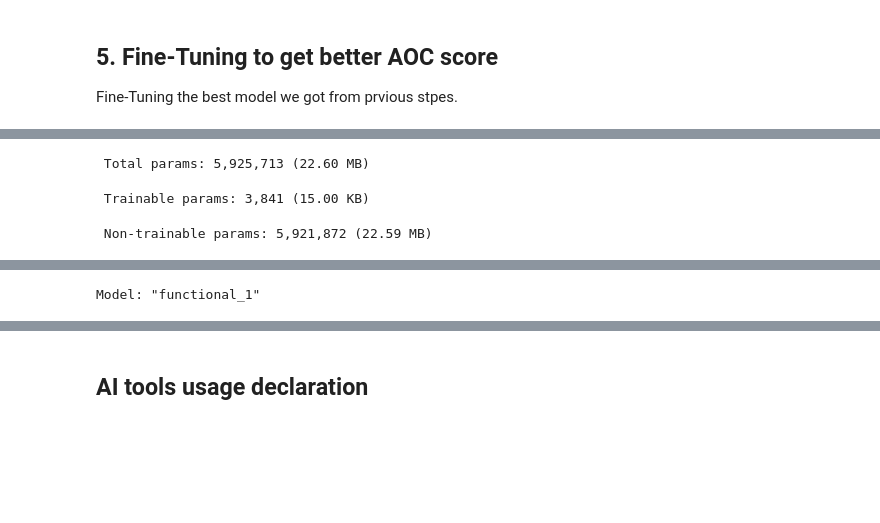
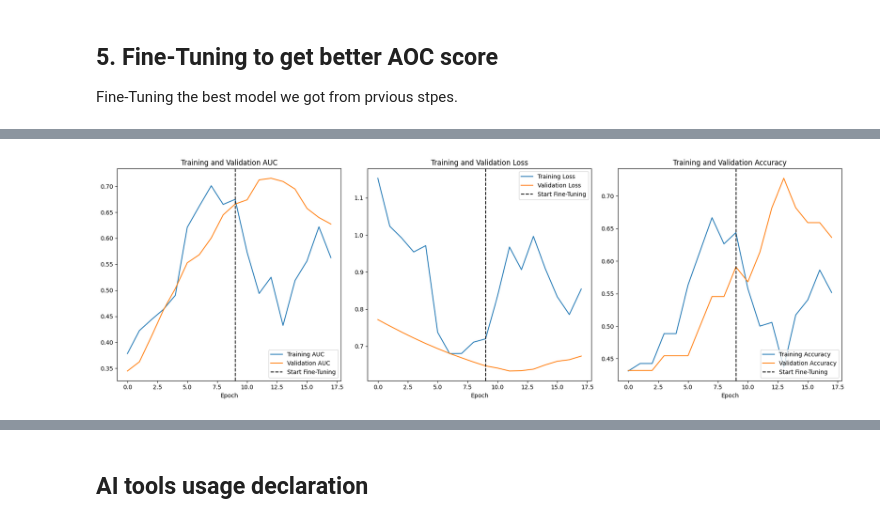
Before and after one commit to RockDeng110/Histopathologic-Cancer-Detection-Kaggle, a Jupyter notebook: histopathologic_cancer_detection.ipynb, the cells around one changed output, grey strips where cells are left out. Drawn from its saved outputs; the diff is of its cells as text; code cells hidden in the pictures; blank space fills up the shorter version.

```diff
--- a/histopathologic_cancer_detection.ipynb
+++ b/histopathologic_cancer_detection.ipynb
@@ -779,38 +817,43 @@ FINE_TUNE_LAYERS_PERCENTAGE = 0.2 # 解冻主干网络顶部 20% 的层
 
 
 # 3. 构建数据增强和模型
-model, base_model = build_model(best_model_name, augmentation_model)
-model.summary()
+# model, base_model = build_model(best_model_name, augmentation_model)
+# model.summary()
 
-# 4. 定义回调 (用于两个阶段)
-callbacks = [
-    # 监控 val_auc，耐心设为 5
-    keras.callbacks.EarlyStopping(
-        monitor='val_auc',
-        patience=5, # 两个阶段共用
-        mode='max',
-        restore_best_weights=True
-    ),
-    # 学习率调度器在精调阶段非常有用
-    keras.callbacks.ReduceLROnPlateau(
-        monitor='val_auc',
-        factor=0.2,
-        patience=2,
-        mode='max',
-        min_lr=1e-7 # 确保学习率不会降得太低
-    )
-]
+# # 4. 定义回调 (用于两个阶段)
+# callbacks = [
+#     # 监控 val_auc，耐心设为 5
+#     keras.callbacks.EarlyStopping(
+#         monitor='val_auc',
+#         patience=5, # 两个阶段共用
+#         mode='max',
+#         restore_best_weights=True
+#     ),
+#     # 学习率调度器在精调阶段非常有用
+#     keras.callbacks.ReduceLROnPlateau(
+#         monitor='val_auc',
+#         factor=0.2,
+#         patience=2,
+#         mode='max',
+#         min_lr=1e-7 # 确保学习率不会降得太低
+#     )
+# ]
 
-# --- 阶段 1: 特征提取 (训练头部) ---
+# # --- 阶段 1: 特征提取 (训练头部) ---
+# print(f"\n--- Phase 1: Training Head (Frozen Base) for {INITIAL_EPOCHS} epochs ---")
+# history_phase1 = model.fit(
+#     train_dataset,
+#     epochs=INITIAL_EPOCHS,
+#     validation_data=val_dataset,
+#     callbacks=callbacks,
+#     verbose=1
+# )
+
+# best_val_auc_phase1 = max(history_phase1.history['val_auc'])
+# print(f"--- Best Validation AUC after Phase 1: {best_val_auc_phase1:.5f} ---")
+
 print(f"\n--- Phase 1: Training Head (Frozen Base) for {INITIAL_EPOCHS} epochs ---")
-history_phase1 = model.fit(
-    train_dataset,
-    epochs=INITIAL_EPOCHS,
-    validation_data=val_dataset,
-    callbacks=callbacks,
-    verbose=1
-)
-
+history_phase1 = best_model_history
 best_val_auc_phase1 = max(history_phase1.history['val_auc'])
 print(f"--- Best Validation AUC after Phase 1: {best_val_auc_phase1:.5f} ---")
 
@@ -819,11 +862,11 @@ print(f"\n--- Phase 2: Fine-Tuning (Unfrozen Base) for {FINE_TUNE_EPOCHS} epochs
 # 1. 解冻主干网络
 # **修改**: 直接使用我们保存的 base_model 引用
 # 不再需要 model.get_layer()
-print(f"Unfreezing base model: {base_model.name}")
-base_model.trainable = True
+print(f"Unfreezing base model: {best_model_base_model.name}")
+best_model_base_model.trainable = True
 
 # 2. 决定解冻多少层
-total_layers = len(base_model.layers)
+total_layers = len(best_model_base_model.layers)
 layers_to_unfreeze = int(total_layers * FINE_TUNE_LAYERS_PERCENTAGE)
 
 print(f"Total layers in base model: {total_layers}")
@@ -845,7 +888,7 @@ for i, layer in enumerate(base_model.layers):
 # 4. 重新编译模型，使用极低的学习率
 optimizer = keras.optimizers.Adam(learning_rate=FINE_TUNE_LEARNING_RATE)
 
-model.compile(
+best_model.compile(
     optimizer=optimizer,
     loss='binary_crossentropy',
     metrics=[
@@ -854,11 +897,11 @@ model.compile(
     ]
 )
 
-model.summary() # 再次打印摘要，查看可训练参数的变化
+# best_mode.summary() # 再次打印摘要，查看可训练参数的变化
 
 # 5. 继续训练 (精调)
 # 注意：fit 会从模型离开的地方继续
-history_phase2 = model.fit(
+history_phase2 = best_model.fit(
     train_dataset,
     epochs=TOTAL_EPOCHS, # 总共训练的 epochs
     initial_epoch=history_phase1.epoch[-1] + 1, # 从上一个阶段结束的地方开始
@@ -884,0 +944 @@ Model: "functional_1"
+[figure, new version]
@@ -902,3 +947,0 @@ Model: "functional_1"
- Total params: 5,925,713 (22.60 MB)
- Trainable params: 3,841 (15.00 KB)
- Non-trainable params: 5,921,872 (22.59 MB)
@@ -922 +947,0 @@ Unfreezing top 54 layers (20.0%)
-Model: "functional_1"
```
Also changed, not shown: parts of 6 cells of this notebook.
